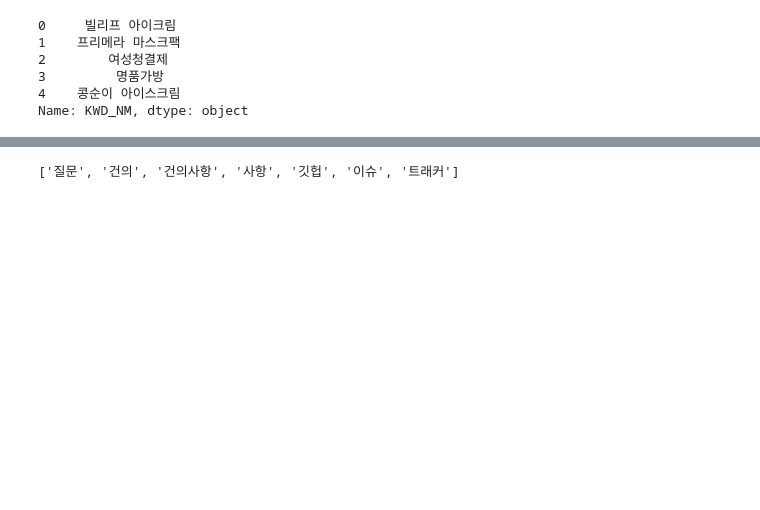
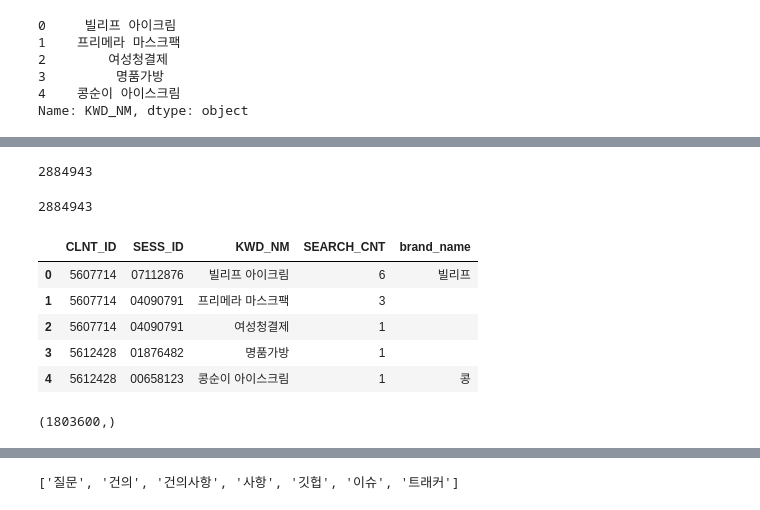
Before and after one commit to miniii222/-5th-L.point_bigdata_competiton, a Jupyter notebook: text/Search_extract_brand.ipynb, the cells around one changed output, grey strips where cells are left out. Cells and saved outputs as stored; diff of their text form; code cells hidden in the pictures; blank space fills up the shorter version.

```diff
--- a/text/Search_extract_brand.ipynb
+++ b/text/Search_extract_brand.ipynb
@@ -26,0 +178,9 @@ Name: KWD_NM, dtype: object
+# %%
+from konlpy.tag import Hannanum
+hannanum = Hannanum()
+# %%
+#한나눔 이용하여 명사 추출
+new_words = []
+for word in search1['KWD_NM'] :
+    new_words.append(hannanum.nouns(word))
+new_words
@@ -26,0 +205,12 @@ Name: KWD_NM, dtype: object
+# %%
+len(new_words)
+brand_list = ['']*len(new_words)
+# %%
+for i in range(len(new_words)) :
+    for word in new_words[i] :
+        for brand in brand_name :
+            if brand == word :
+                brand_list[i] = brand
+
+
+brand_list
@@ -26,0 +235,18 @@ Name: KWD_NM, dtype: object
+# %%
+len(new_words)
+# %% [output]
+2884943
+# %%
+len(brand_list)
+# %% [output]
+2884943
+# %%
+search1['brand_name'] = brand_list
+search1.head()
+# %% [output]
+|  | CLNT_ID | SESS_ID | KWD_NM | SEARCH_CNT | brand_name |
+| 0 | 5607714 | 07112876 | 빌리프 아이크림 | 6 | 빌리프 |
+| 1 | 5607714 | 04090791 | 프리메라 마스크팩 | 3 |  |
+| 2 | 5607714 | 04090791 | 여성청결제 | 1 |  |
+| 3 | 5612428 | 01876482 | 명품가방 | 1 |  |
+| 4 | 5612428 | 00658123 | 콩순이 아이스크림 | 1 | 콩 |
@@ -26,0 +255,4 @@ Name: KWD_NM, dtype: object
+# %%
+np.where(search1['brand_name']=="")[0].shape
+# %% [output]
+(1803600,)
```
Also changed, not shown: parts of 29 cells of this notebook.
